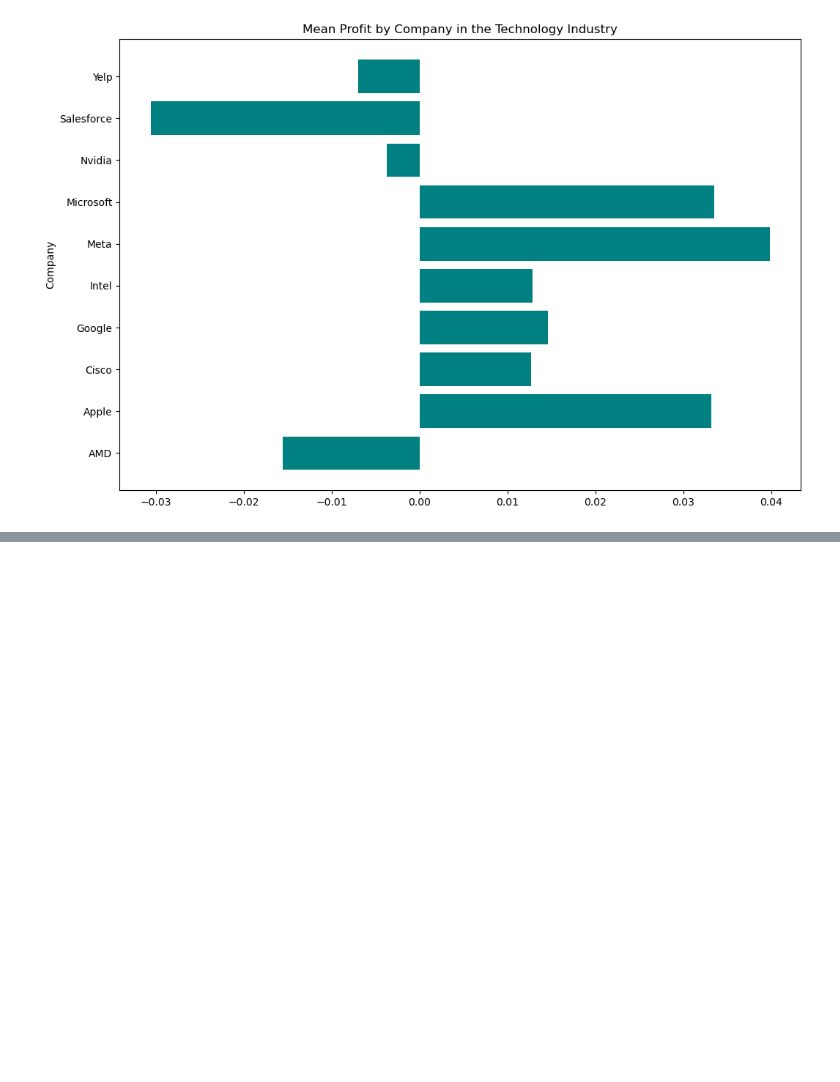
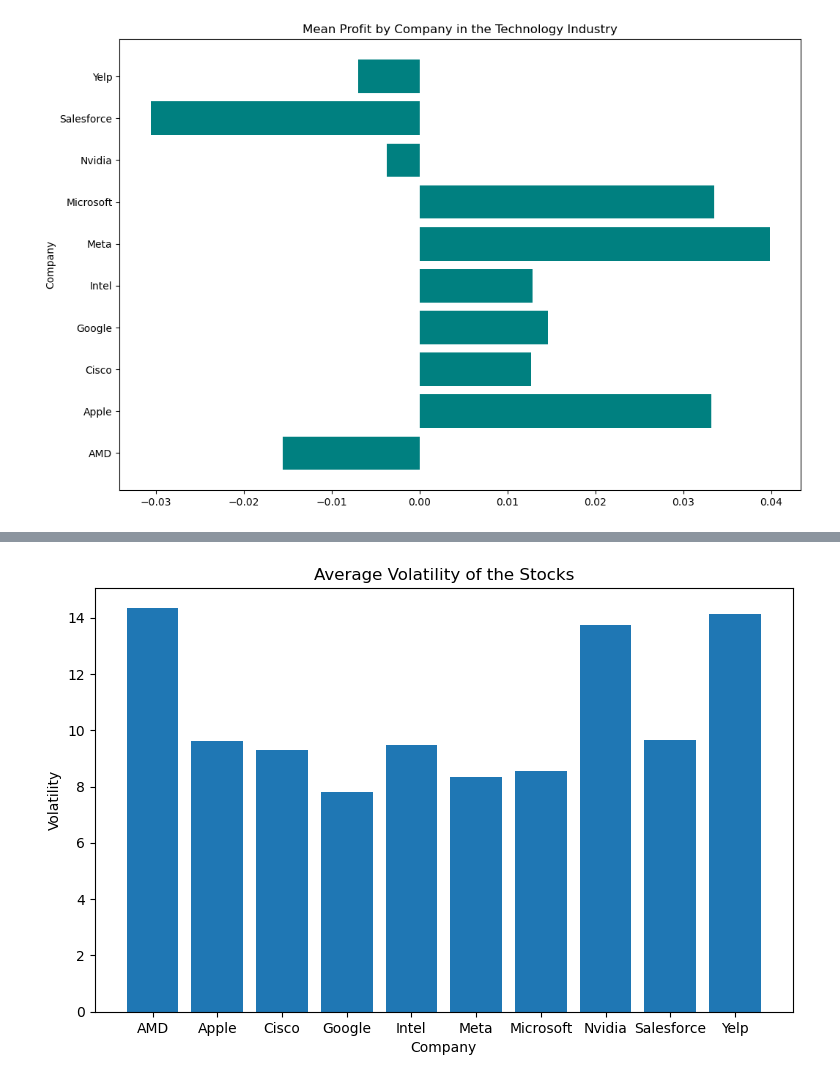
Before and after one commit to ubco-W2022T2-data301/Group35, a Jupyter notebook: analysis/analysis1.ipynb, the cells around one changed output, grey strips where cells are left out. Cells and saved outputs as stored; diff of their text form; code cells hidden in the pictures; blank space fills up the shorter version.

```diff
--- a/analysis/analysis1.ipynb
+++ b/analysis/analysis1.ipynb
@@ -406,0 +444,20 @@ The volatility of the stock is: 0.027742683483742463
+# %%
+
+# Create a DataFrame
+df = pd.DataFrame({
+    'Company': ['AMD', 'Apple', 'Cisco', 'Google', 'Intel', 'Meta', 'Microsoft', 'Nvidia', 'Salesforce', 'Yelp'],
+    'Close': [0.143313, 0.096098, 0.093055, 0.078094, 0.094926, 0.083242, 0.085667, 0.137246, 0.096592, 0.141189]
+})
+plt.figure(figsize=(9, 5.5))
+# Create a bar plot
+plt.bar(df['Company'], df['Close']*100)
+
+# Set the axis labels and title
+plt.xlabel('Company')
+plt.ylabel('Volatility')
+plt.title('Average Volatility of the Stocks')
+
+# Show the plot
+plt.show()
+# %% [output]
+[figure, added]
```
Also changed, not shown: parts of 17 cells of this notebook.
